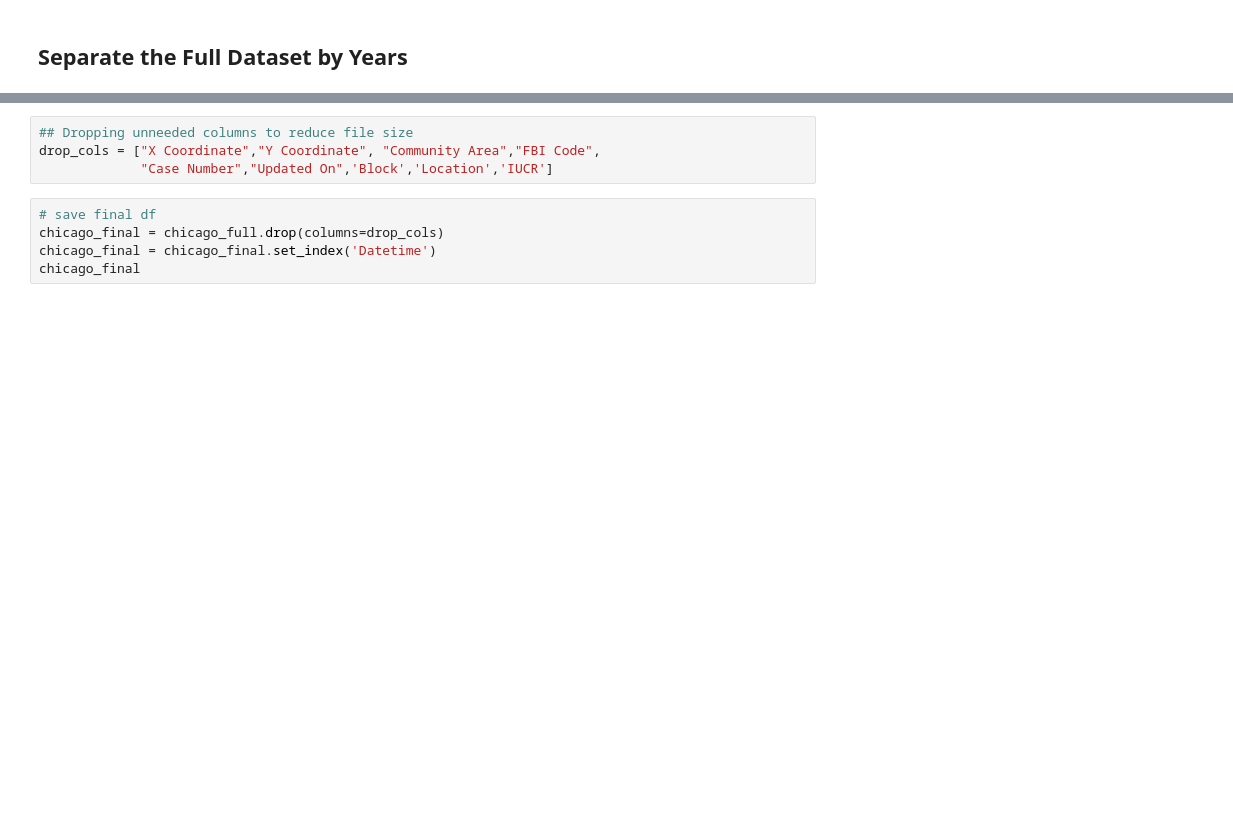
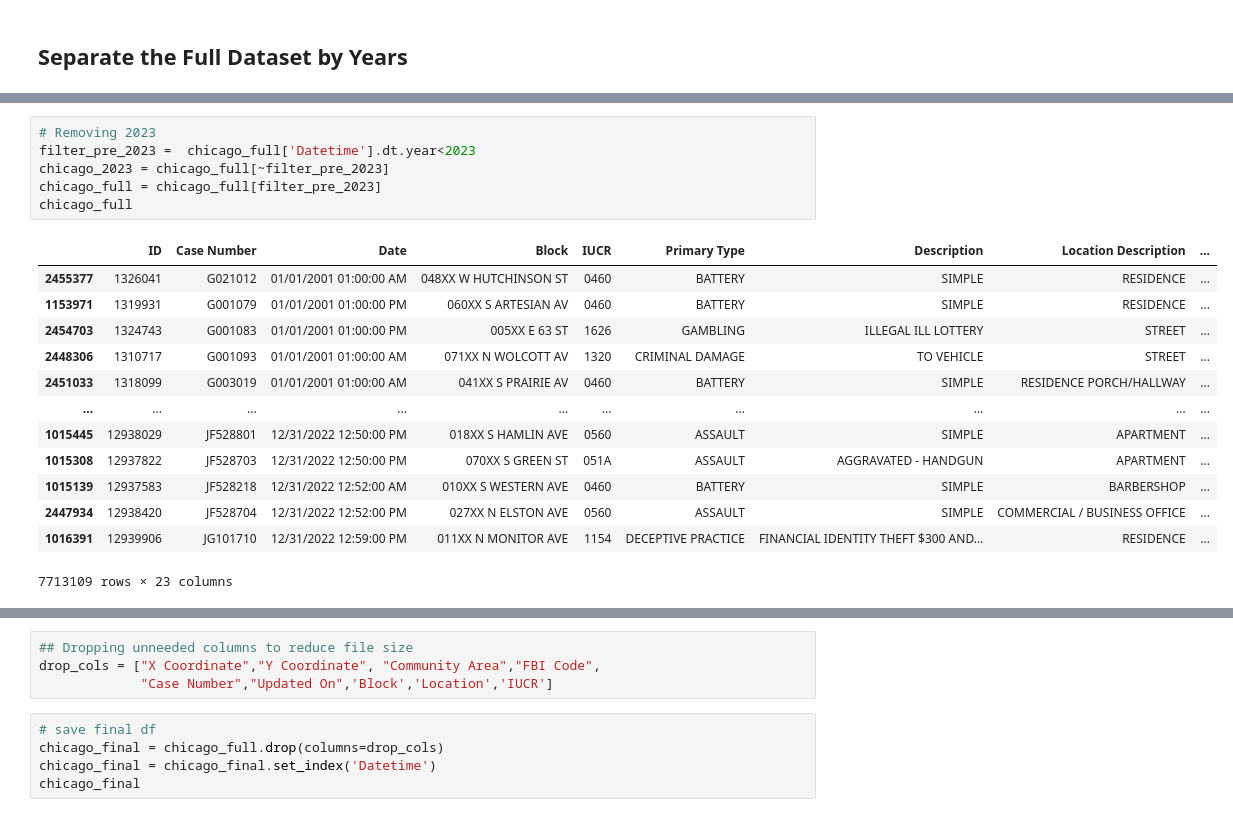
Before and after one commit to coding-dojo-data-science/preparing-chicago-crime-data, a Jupyter notebook: Workflow - Prep Chicago Crime Data.ipynb, the cells around one changed output, grey strips where cells are left out. Drawn from its saved outputs; the diff is of its cells as text; blank space fills up the shorter version.

```diff
--- a/Workflow - Prep Chicago Crime Data.ipynb
+++ b/Workflow - Prep Chicago Crime Data.ipynb
@@ -145,3 +176,23 @@ Name: Datetime, Length: 7839822, dtype: int64
+# %%
+# Removing 2023
+filter_pre_2023 =  chicago_full['Datetime'].dt.year<2023
+chicago_2023 = chicago_full[~filter_pre_2023]
+chicago_full = chicago_full[filter_pre_2023]
+chicago_full
+# %% [output]
+|  | ID | Case Number | Date | Block | IUCR | Primary Type | Description | Location Description | ... |
+| 2455377 | 1326041 | G021012 | 01/01/2001 01:00:00 AM | 048XX W HUTCHINSON ST | 0460 | BATTERY | SIMPLE | RESIDENCE | ... |
+| 1153971 | 1319931 | G001079 | 01/01/2001 01:00:00 PM | 060XX S ARTESIAN AV | 0460 | BATTERY | SIMPLE | RESIDENCE | ... |
+| 2454703 | 1324743 | G001083 | 01/01/2001 01:00:00 PM | 005XX E 63 ST | 1626 | GAMBLING | ILLEGAL ILL LOTTERY | STREET | ... |
+| 2448306 | 1310717 | G001093 | 01/01/2001 01:00:00 AM | 071XX N WOLCOTT AV | 1320 | CRIMINAL DAMAGE | TO VEHICLE | STREET | ... |
+| 2451033 | 1318099 | G003019 | 01/01/2001 01:00:00 AM | 041XX S PRAIRIE AV | 0460 | BATTERY | SIMPLE | RESIDENCE PORCH/HALLWAY | ... |
+| ... | ... | ... | ... | ... | ... | ... | ... | ... | ... |
+| 1015445 | 12938029 | JF528801 | 12/31/2022 12:50:00 PM | 018XX S HAMLIN AVE | 0560 | ASSAULT | SIMPLE | APARTMENT | ... |
+| 1015308 | 12937822 | JF528703 | 12/31/2022 12:50:00 PM | 070XX S GREEN ST | 051A | ASSAULT | AGGRAVATED - HANDGUN | APARTMENT | ... |
+| 1015139 | 12937583 | JF528218 | 12/31/2022 12:52:00 AM | 010XX S WESTERN AVE | 0460 | BATTERY | SIMPLE | BARBERSHOP | ... |
+| 2447934 | 12938420 | JF528704 | 12/31/2022 12:52:00 PM | 027XX N ELSTON AVE | 0560 | ASSAULT | SIMPLE | COMMERCIAL / BUSINESS OFFICE | ... |
+| 1016391 | 12939906 | JG101710 | 12/31/2022 12:59:00 PM | 011XX N MONITOR AVE | 1154 | DECEPTIVE PRACTICE | FINANCIAL IDENTITY THEFT $300 AND... | RESIDENCE | ... |
+7713109 rows × 23 columns
 # %%
 # save the years for every crime
 chicago_full["Year"] = chicago_full['Datetime'].dt.year.astype(str)
```
Also changed, not shown: parts of 20 cells of this notebook, 23 other files.
